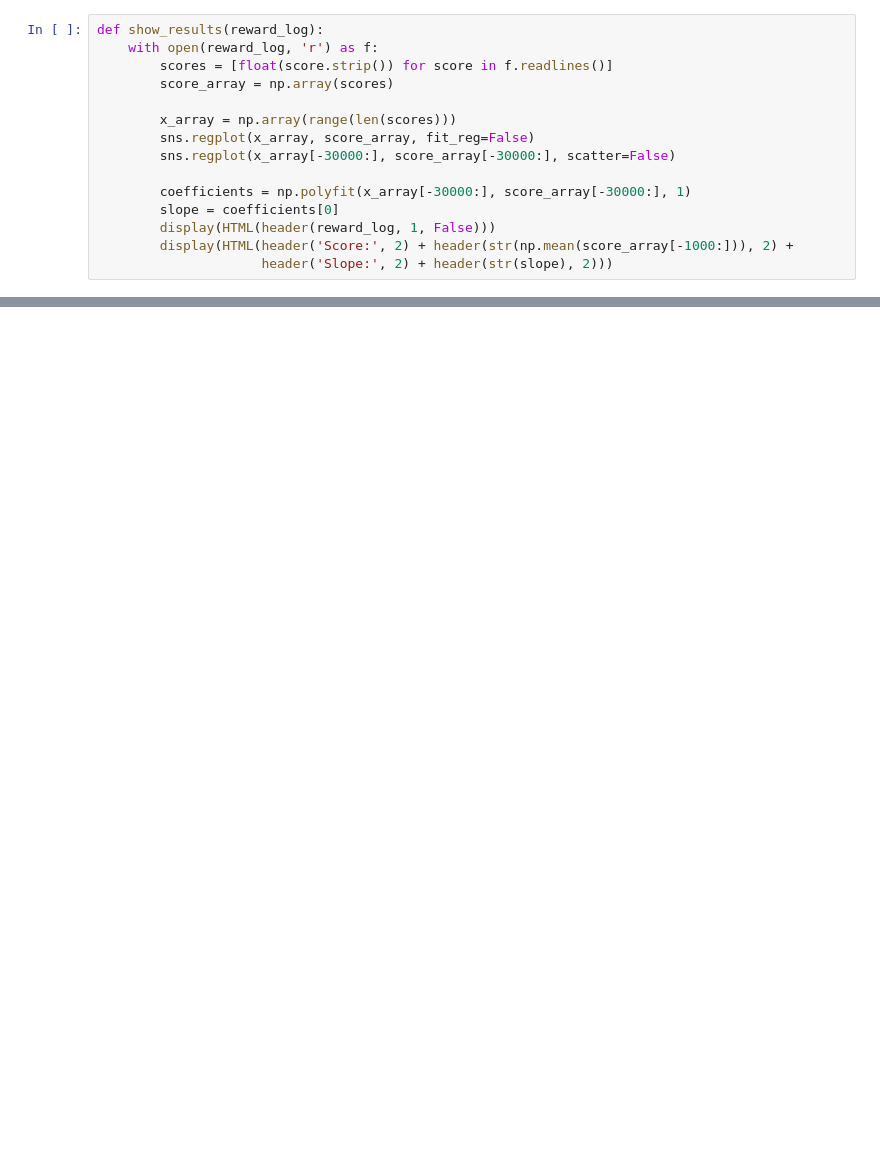
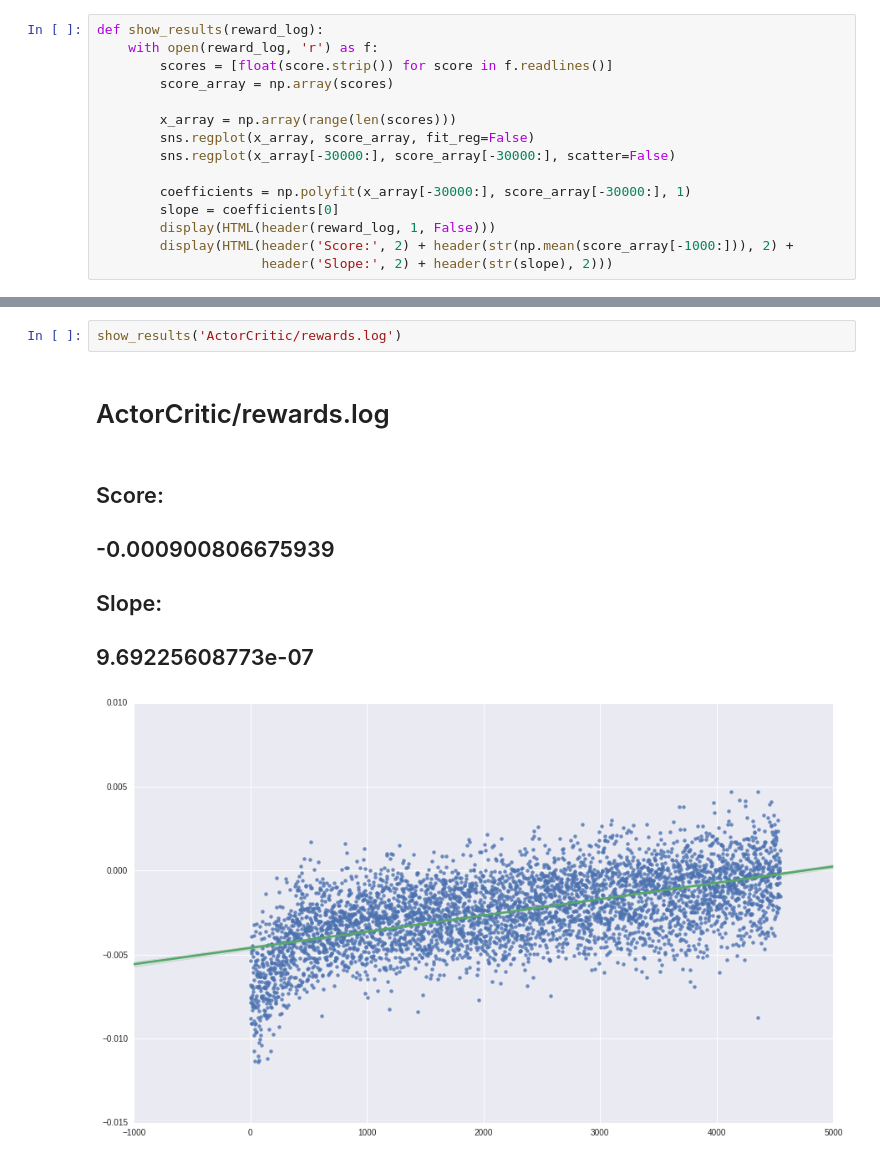
Before and after one commit to vladfi1/phillip, a Jupyter notebook: saves/result_plots_local.ipynb, the cells around one changed output, grey strips where cells are left out. Cells and saved outputs as stored; diff of their text form; blank space fills up the shorter version.

```diff
--- a/saves/result_plots_local.ipynb
+++ b/saves/result_plots_local.ipynb
@@ -68,0 +60,9 @@ Slope:
+# %%
+show_results('ActorCritic/rewards.log')
+# %% [output]
+ActorCritic/rewards.log
+Score:
+-0.000900806675939
+Slope:
+9.69225608773e-07
+[figure, added]
```
Also changed, not shown: parts of 2 cells of this notebook, 1 other file.
